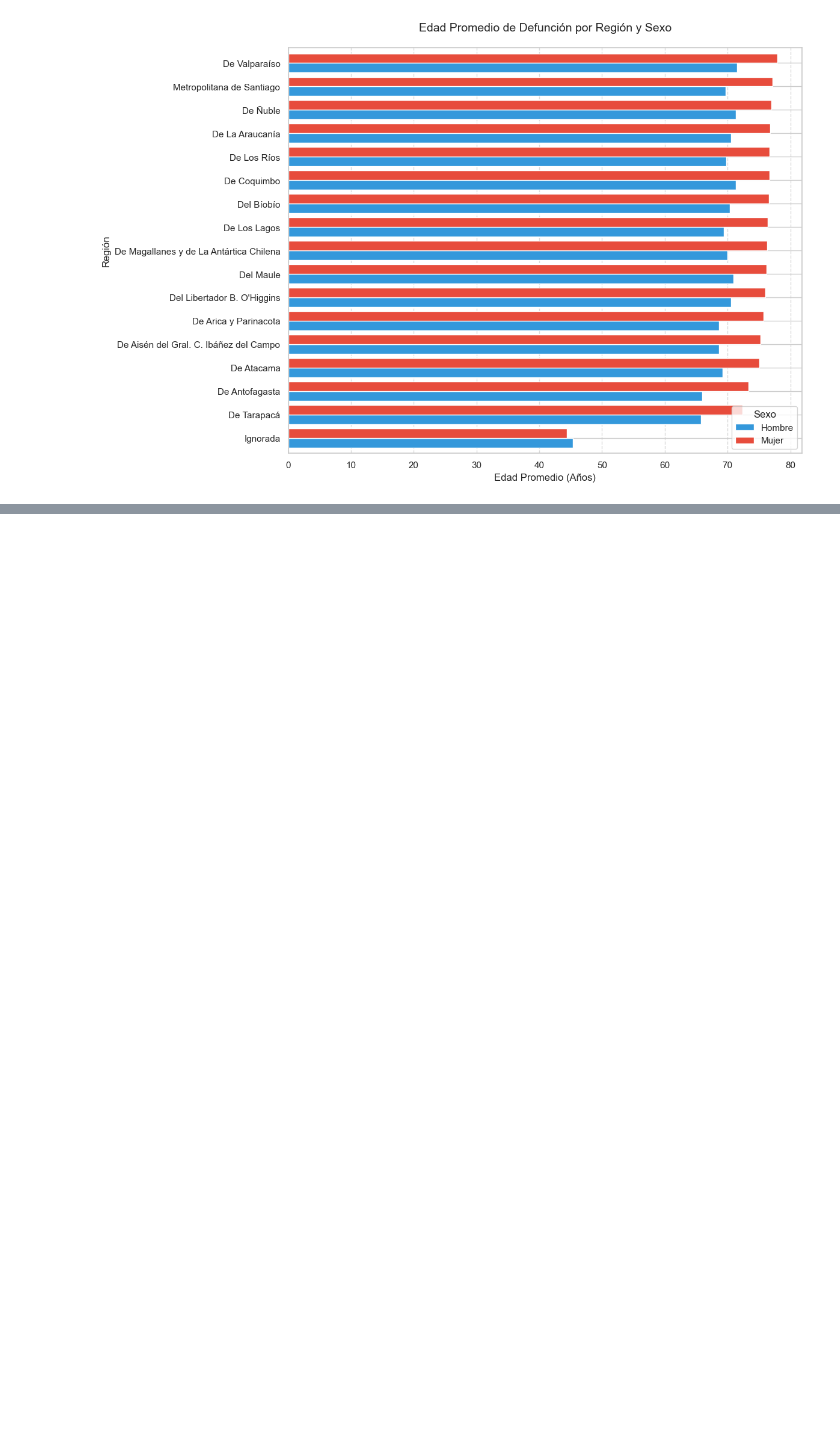
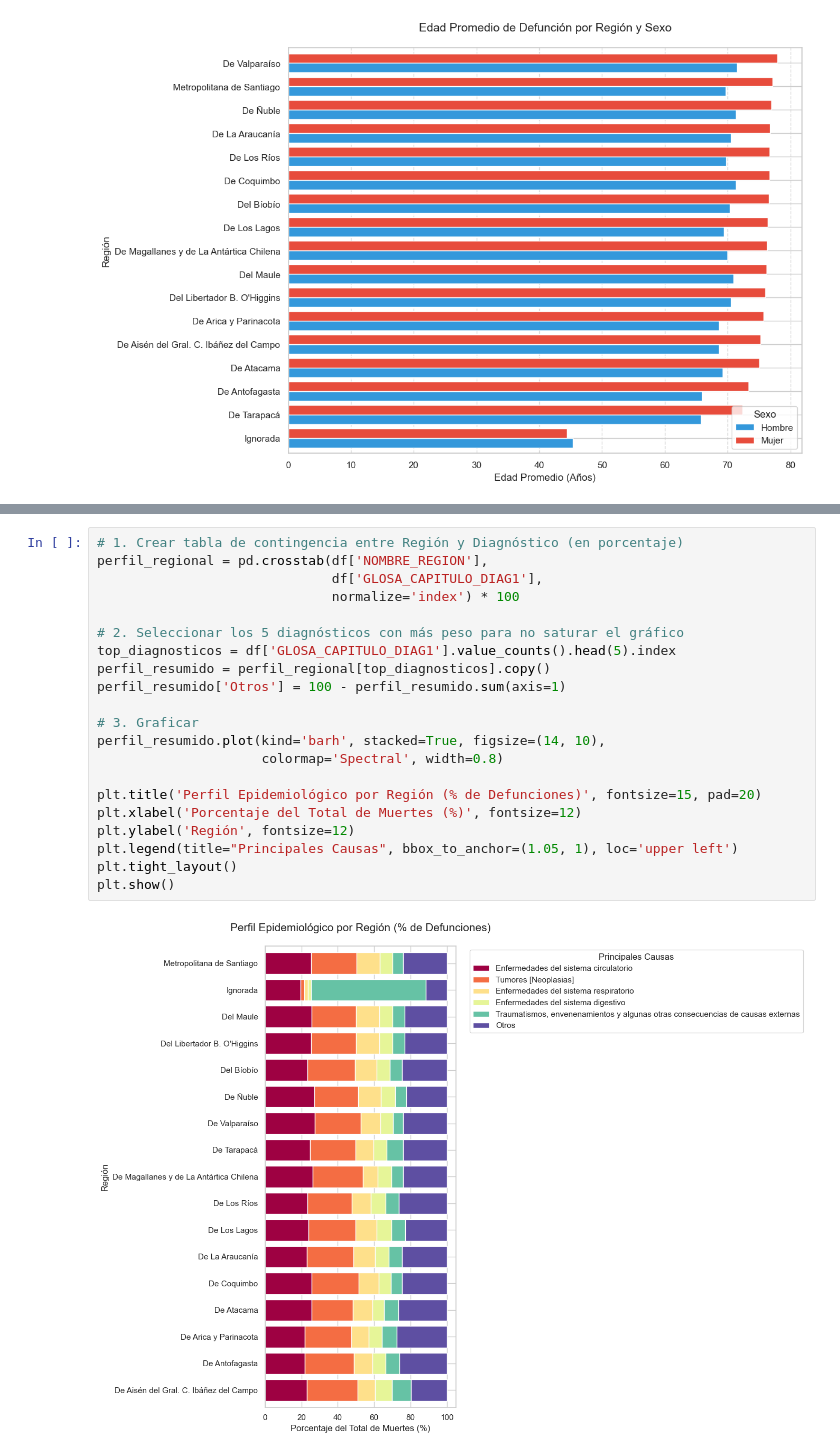
Before and after one commit to Bladex12/proyecto-analisis, a Jupyter notebook: trabajo.ipynb, the cells around one changed output, grey strips where cells are left out. Cells and saved outputs as stored; diff of their text form; blank space fills up the shorter version.

```diff
--- a/trabajo.ipynb
+++ b/trabajo.ipynb
@@ -372,0 +477,23 @@ plt.show()
+# %%
+# 1. Crear tabla de contingencia entre Región y Diagnóstico (en porcentaje)
+perfil_regional = pd.crosstab(df['NOMBRE_REGION'],
+                              df['GLOSA_CAPITULO_DIAG1'],
+                              normalize='index') * 100
+
+# 2. Seleccionar los 5 diagnósticos con más peso para no saturar el gráfico
+top_diagnosticos = df['GLOSA_CAPITULO_DIAG1'].value_counts().head(5).index
+perfil_resumido = perfil_regional[top_diagnosticos].copy()
+perfil_resumido['Otros'] = 100 - perfil_resumido.sum(axis=1)
+
+# 3. Graficar
+perfil_resumido.plot(kind='barh', stacked=True, figsize=(14, 10),
+                     colormap='Spectral', width=0.8)
+
+plt.title('Perfil Epidemiológico por Región (% de Defunciones)', fontsize=15, pad=20)
+plt.xlabel('Porcentaje del Total de Muertes (%)', fontsize=12)
+plt.ylabel('Región', fontsize=12)
+plt.legend(title="Principales Causas", bbox_to_anchor=(1.05, 1), loc='upper left')
+plt.tight_layout()
+plt.show()
+# %% [output]
+[figure, added]
```
Also changed, not shown: parts of 7 cells of this notebook.
